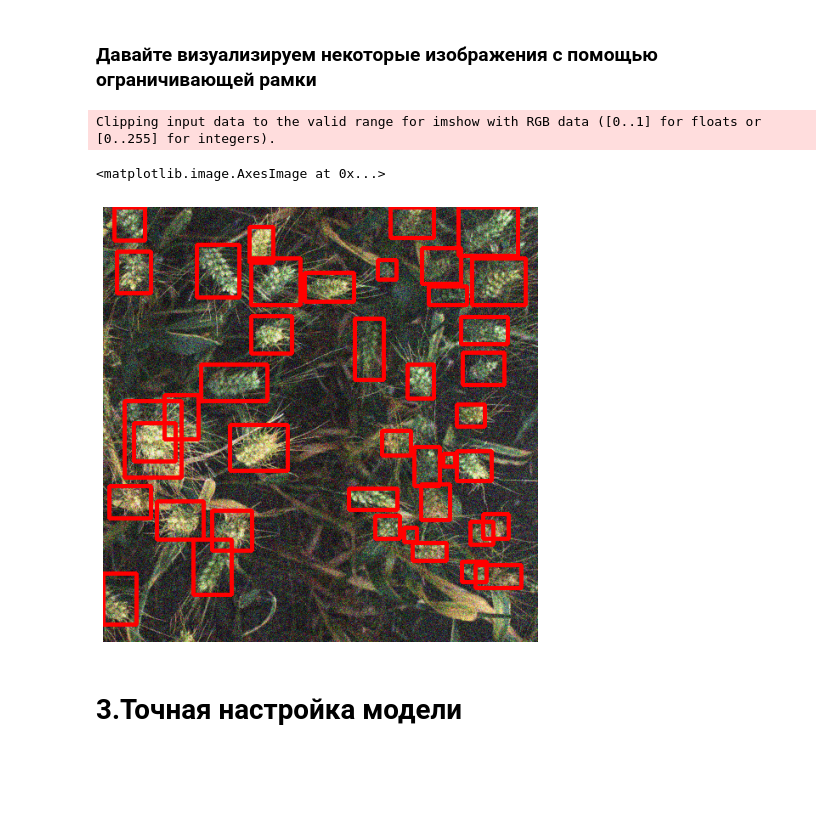
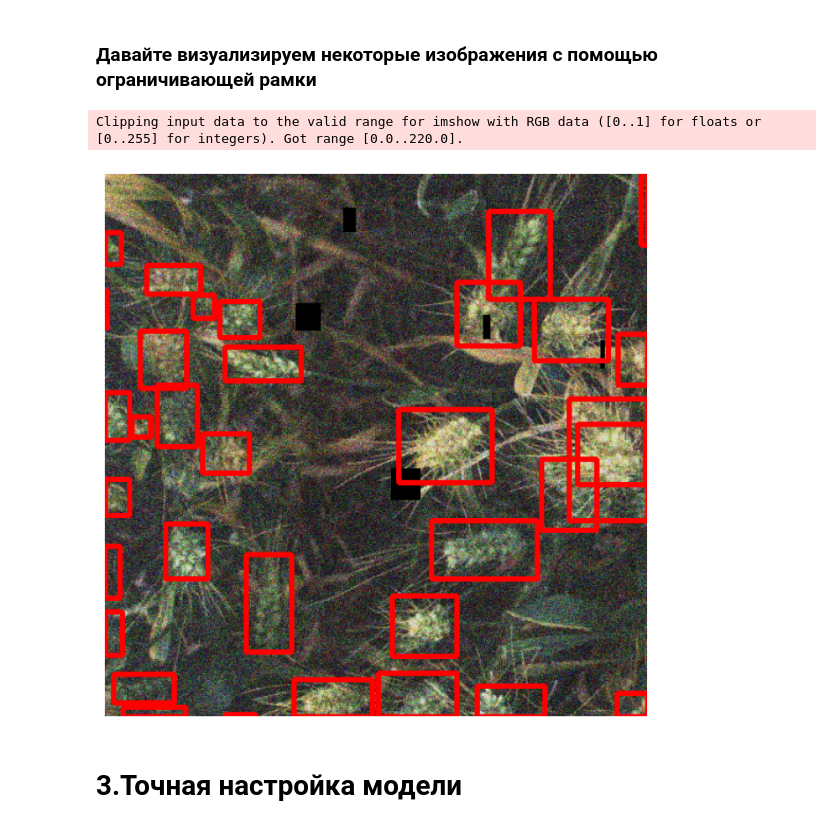
Before and after one commit to ml-dafe/ml_mipt_dafe, a Jupyter notebook: 10_Detection/seminar_10_solved.ipynb, the cells around one changed output. Drawn from its saved outputs; the diff is of its cells as text; code cells hidden in the pictures; blank space fills up the shorter version.

```diff
--- a/10_Detection/seminar_10_solved.ipynb
+++ b/10_Detection/seminar_10_solved.ipynb
@@ -49,0 +35,6 @@ from albumentations.pytorch.transforms import ToTensorV2
+# %%
+x = [1,2,3]
+y = [1,4,9]
+
+plt.plot(x,y)
+plt.show()
@@ -170,7 +164,7 @@ class WheatDataset(Dataset):
         boxes[:, 3] = boxes[:, 1] + boxes[:, 3]
 
         # чтение класса
-        labels = torch.ones((boxes.shape[0],), dtype=torch.int64)
+        labels = np.ones((boxes.shape[0],), dtype=np.int64)
 
         target = {}
         target['boxes'] = boxes
@@ -179,7 +173,8 @@ class WheatDataset(Dataset):
 
         # преобразование
         if self.transforms:
-            for i in range(10):
+            while True:
+                # print(target)
                 sample = self.transforms(**{
                     'image': image,
                     'bboxes': target['boxes'],
@@ -191,12 +186,13 @@ class WheatDataset(Dataset):
                     break
 
         target['boxes'] = target['boxes'].to(torch.float32)
+        target['labels'] = torch.ones((target['boxes'].shape[0],), dtype=torch.int64)
         return image, target, image_id
 # %%
 def get_train_transforms():
     return A.Compose(
         [
-            A.RandomSizedCrop(min_max_height=(800, 800), height=1024, width=1024, p=0.5),
+            A.RandomSizedCrop(min_max_height=(800, 800), size=(1024, 1024), p=0.5),
             A.OneOf([
                 A.MotionBlur(),
                 A.GaussNoise(var_limit=(0, 0.1)),
@@ -221,7 +217,7 @@ def get_train_transforms():
             A.HorizontalFlip(p=0.5),
             A.VerticalFlip(p=0.5),
             A.Resize(height=512, width=512, p=1),
-            A.Cutout(num_holes=12, max_h_size=32, max_w_size=32, fill_value=0, p=0.5),
+            A.CoarseDropout(num_holes_range=(1, 12), hole_height_range=(1, 32), hole_width_range=(1, 32), fill=0, p=0.5),
             ToTensorV2(p=1.0),
         ],
         p=1.0,
@@ -284,23 +280,23 @@ device = torch.device('cuda') if torch.cuda.is_available() else torch.device('cp
 # %%
 images, targets, image_ids = next(iter(train_data_loader))
 images = list(image.to(device) for image in images)
 targets = [{k: v.to(device) for k, v in t.items()} for t in targets]
 
 idx = 2
 boxes = targets[idx]['boxes'].cpu().numpy().astype(int)
 sample = images[idx].permute(1,2,0).cpu().numpy()
 
-fig, ax = plt.subplots(1, 1, figsize=(16, 8))
+fig, axs = plt.subplots(1, 1, figsize=(16, 8))
 
 for box in boxes:
     sample = cv2.rectangle(sample.copy(), (box[0], box[1]), (box[2], box[3]), (220, 0, 0), 3)
 
-ax.set_axis_off()
-ax.imshow(sample)
+axs.imshow(sample)
+plt.axis('off')
+plt.show()
 # %% [output]
-Clipping input data to the valid range for imshow with RGB data ([0..1] for floats or [0..255] for integers).
+Clipping input data to the valid range for imshow with RGB data ([0..1] for floats or [0..255] for integers). Got range [0.0..220.0].
-<matplotlib.image.AxesImage at 0x...>
-[figure, old version]
+[figure, new version]
 # %% [markdown]
 # 3.Точная настройка модели
 # %% [markdown]
```
Also changed, not shown: parts of 12 cells of this notebook.
